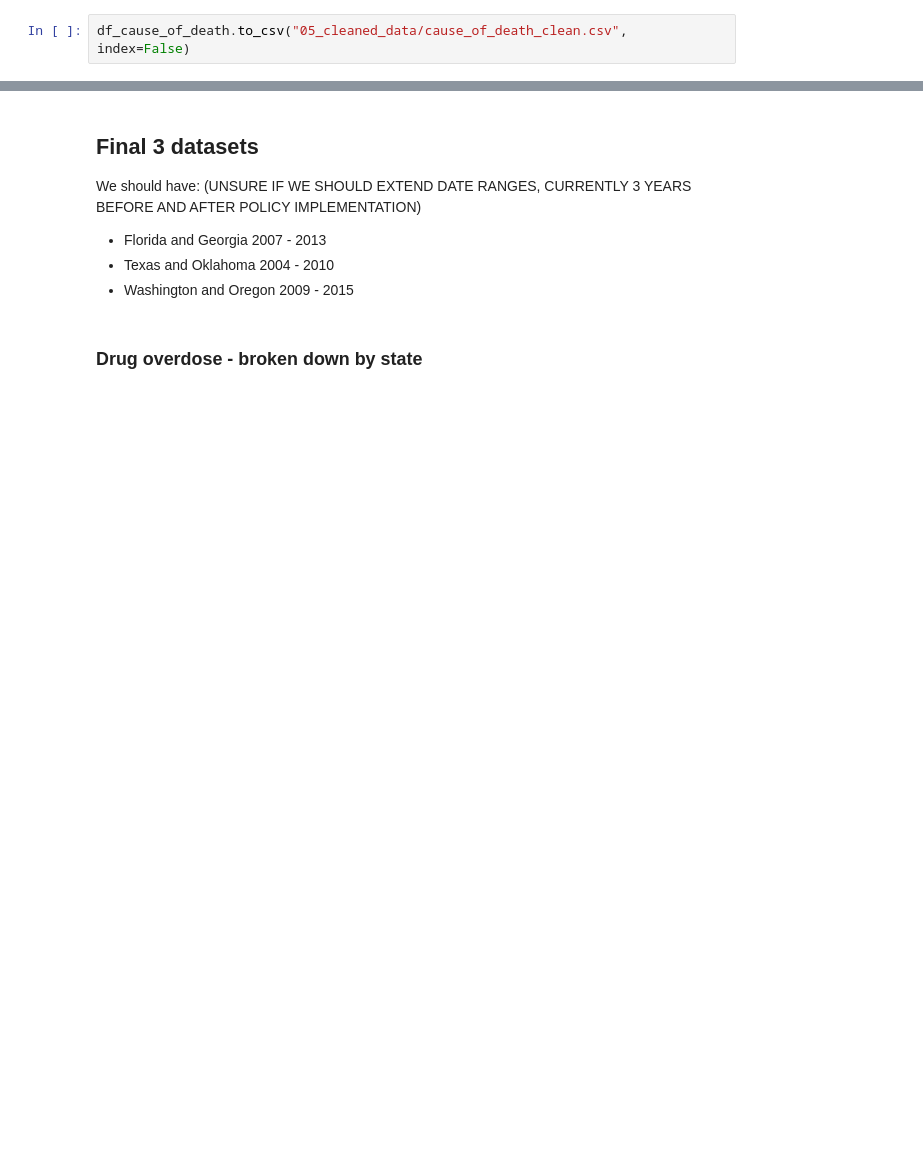
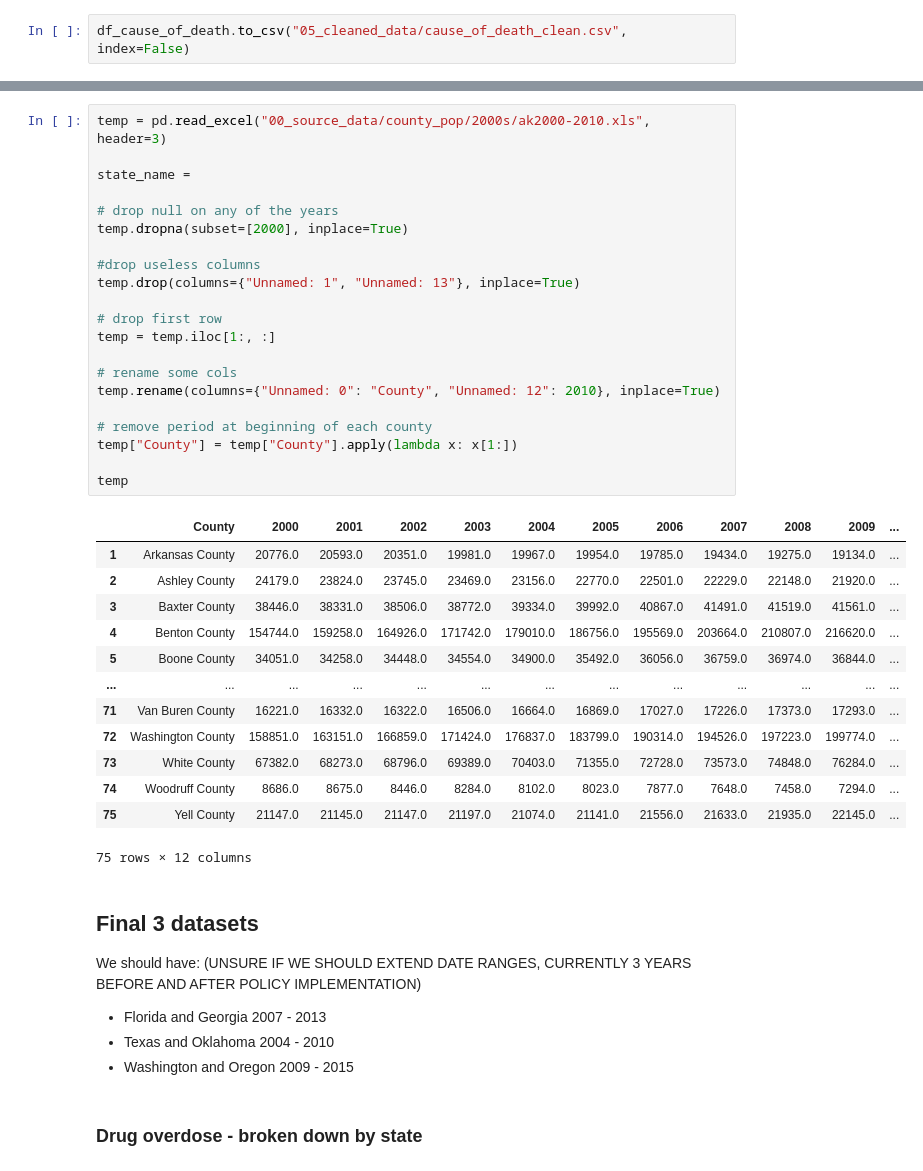
Before and after one commit to abzdel/Opioid-Analysis, a Jupyter notebook: 02_clean_data.ipynb, the cells around one changed output, grey strips where cells are left out. Cells and saved outputs as stored; diff of their text form; blank space fills up the shorter version.

```diff
--- a/02_clean_data.ipynb
+++ b/02_clean_data.ipynb
@@ -185,3 +253,38 @@ df_cause_of_death.to_csv("05_cleaned_data/cause_of_death_clean.csv", index=False
+# %%
+temp = pd.read_excel("00_source_data/county_pop/2000s/ak2000-2010.xls", header=3)
+
+state_name =
+
+# drop null on any of the years
+temp.dropna(subset=[2000], inplace=True)
+
+#drop useless columns
+temp.drop(columns={"Unnamed: 1", "Unnamed: 13"}, inplace=True)
+
+# drop first row
+temp = temp.iloc[1:, :]
+
+# rename some cols
+temp.rename(columns={"Unnamed: 0": "County", "Unnamed: 12": 2010}, inplace=True)
+
+# remove period at beginning of each county
+temp["County"] = temp["County"].apply(lambda x: x[1:])
+
+temp
+# %% [output]
+|  | County | 2000 | 2001 | 2002 | 2003 | 2004 | 2005 | 2006 | 2007 | 2008 | 2009 | ... |
+| 1 | Arkansas County | 20776.0 | 20593.0 | 20351.0 | 19981.0 | 19967.0 | 19954.0 | 19785.0 | 19434.0 | 19275.0 | 19134.0 | ... |
+| 2 | Ashley County | 24179.0 | 23824.0 | 23745.0 | 23469.0 | 23156.0 | 22770.0 | 22501.0 | 22229.0 | 22148.0 | 21920.0 | ... |
+| 3 | Baxter County | 38446.0 | 38331.0 | 38506.0 | 38772.0 | 39334.0 | 39992.0 | 40867.0 | 41491.0 | 41519.0 | 41561.0 | ... |
+| 4 | Benton County | 154744.0 | 159258.0 | 164926.0 | 171742.0 | 179010.0 | 186756.0 | 195569.0 | 203664.0 | 210807.0 | 216620.0 | ... |
+| 5 | Boone County | 34051.0 | 34258.0 | 34448.0 | 34554.0 | 34900.0 | 35492.0 | 36056.0 | 36759.0 | 36974.0 | 36844.0 | ... |
+| ... | ... | ... | ... | ... | ... | ... | ... | ... | ... | ... | ... | ... |
+| 71 | Van Buren County | 16221.0 | 16332.0 | 16322.0 | 16506.0 | 16664.0 | 16869.0 | 17027.0 | 17226.0 | 17373.0 | 17293.0 | ... |
+| 72 | Washington County | 158851.0 | 163151.0 | 166859.0 | 171424.0 | 176837.0 | 183799.0 | 190314.0 | 194526.0 | 197223.0 | 199774.0 | ... |
+| 73 | White County | 67382.0 | 68273.0 | 68796.0 | 69389.0 | 70403.0 | 71355.0 | 72728.0 | 73573.0 | 74848.0 | 76284.0 | ... |
+| 74 | Woodruff County | 8686.0 | 8675.0 | 8446.0 | 8284.0 | 8102.0 | 8023.0 | 7877.0 | 7648.0 | 7458.0 | 7294.0 | ... |
+| 75 | Yell County | 21147.0 | 21145.0 | 21147.0 | 21197.0 | 21074.0 | 21141.0 | 21556.0 | 21633.0 | 21935.0 | 22145.0 | ... |
+75 rows × 12 columns
 # %% [markdown]
 ## Final 3 datasets
 
```
Also changed, not shown: parts of 7 cells of this notebook.
